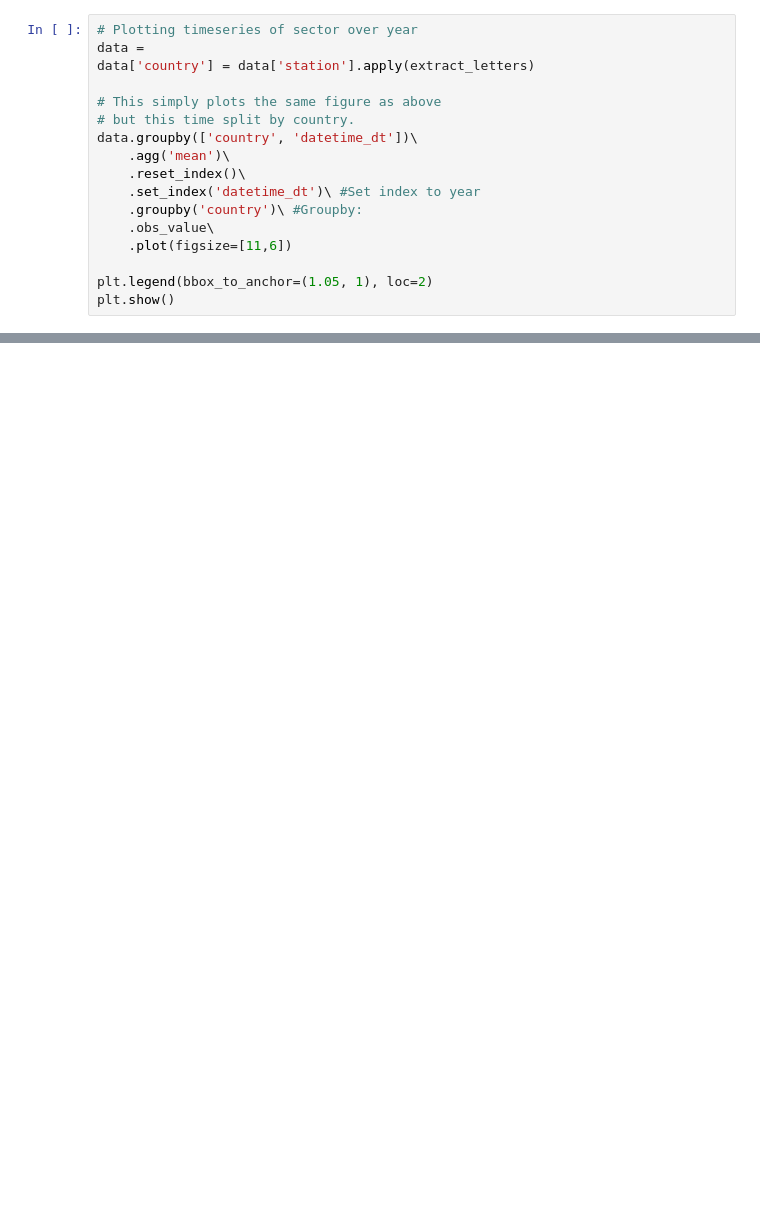
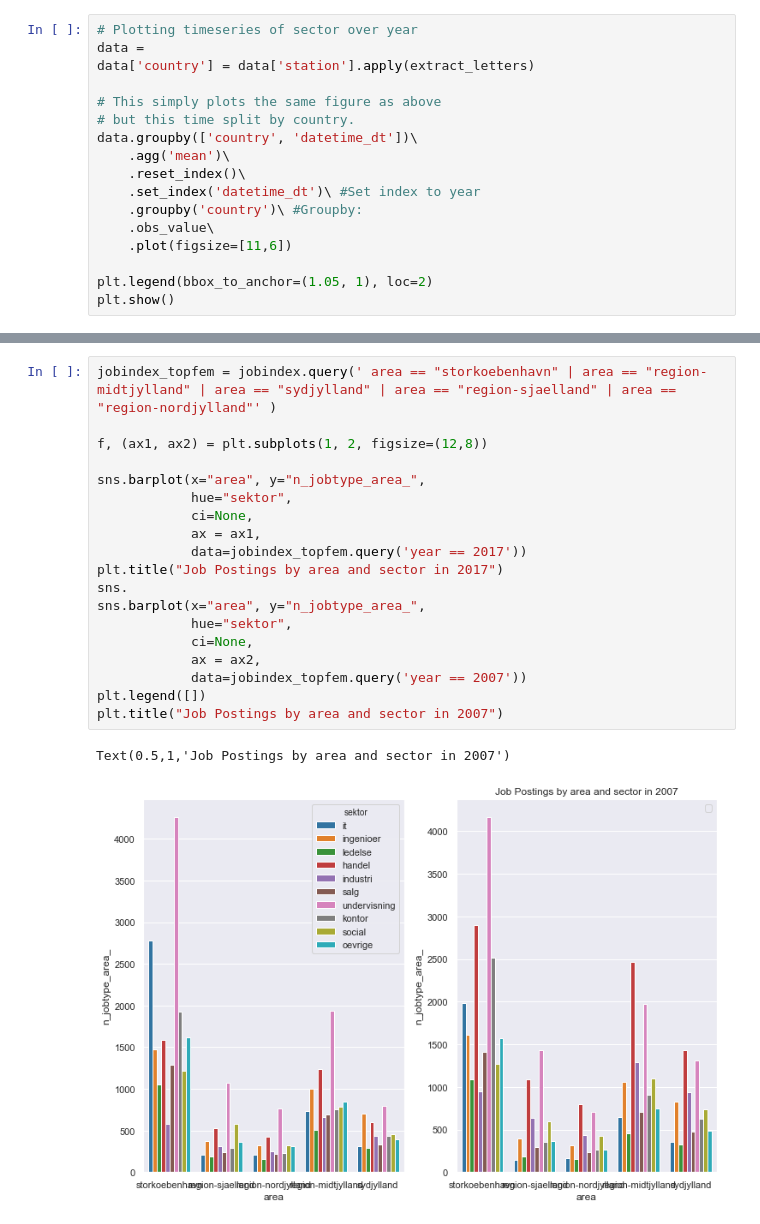
Before and after one commit to Naeim-S/GRP-33-TEST-1, a Jupyter notebook: EXAM/Visualizations and descriptive statistics.ipynb, the cells around one changed output, grey strips where cells are left out. Drawn from its saved outputs; the diff is of its cells as text; blank space fills up the shorter version.

```diff
--- a/EXAM/Visualizations and descriptive statistics.ipynb
+++ b/EXAM/Visualizations and descriptive statistics.ipynb
@@ -76,0 +82,22 @@ NameError: name 'data' is not defined
+# %%
+jobindex_topfem = jobindex.query(' area == "storkoebenhavn" | area == "region-midtjylland" | area == "sydjylland" | area == "region-sjaelland" | area == "region-nordjylland"' )
+
+f, (ax1, ax2) = plt.subplots(1, 2, figsize=(12,8))
+
+sns.barplot(x="area", y="n_jobtype_area_",
+            hue="sektor",
+            ci=None,
+            ax = ax1,
+            data=jobindex_topfem.query('year == 2017'))
+plt.title("Job Postings by area and sector in 2017")
+sns.
+sns.barplot(x="area", y="n_jobtype_area_",
+            hue="sektor",
+            ci=None,
+            ax = ax2,
+            data=jobindex_topfem.query('year == 2007'))
+plt.legend([])
+plt.title("Job Postings by area and sector in 2007")
+# %% [output]
+Text(0.5,1,'Job Postings by area and sector in 2007')
+[figure, added]
```
Also changed, not shown: parts of 7 cells of this notebook.
